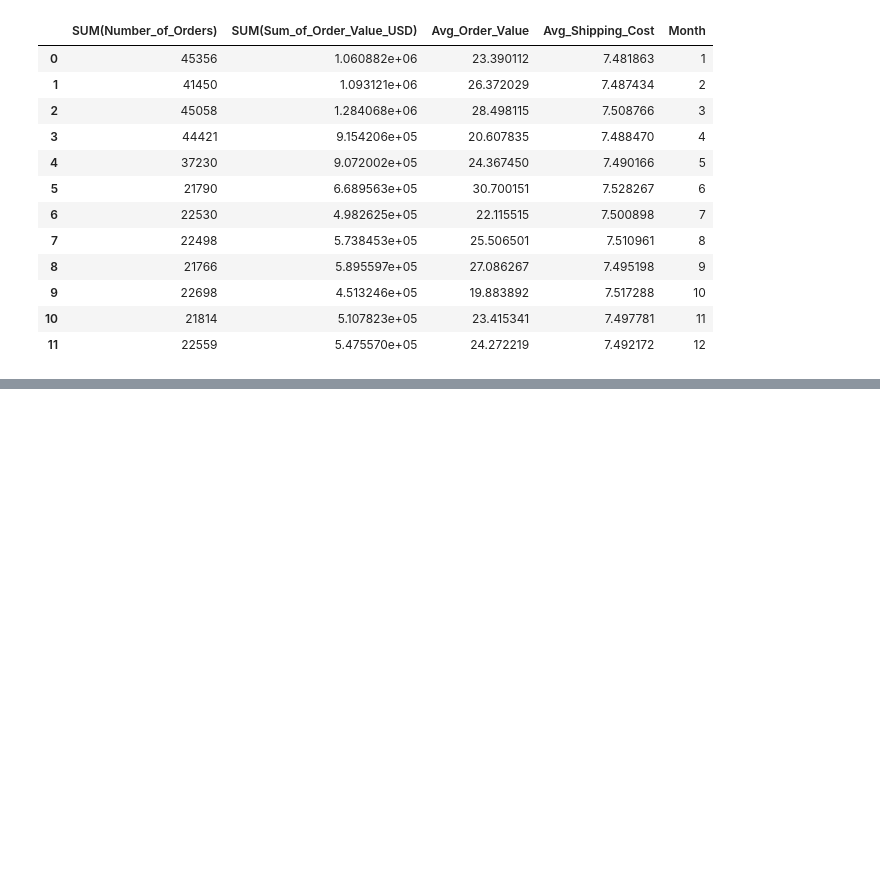
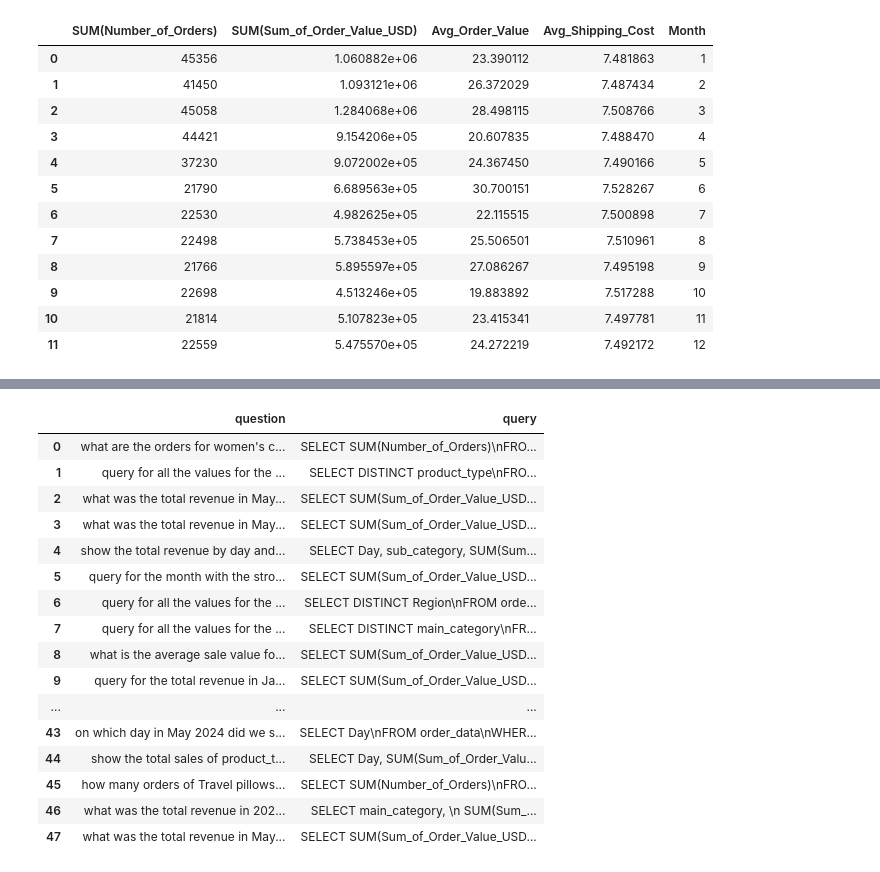
Before and after one commit to microsoft/assistant-pf-demo, a Jupyter notebook: src/generate_data/sqllite.ipynb, the cells around one changed output, grey strips where cells are left out. Saved outputs shown, nothing was run; the diff lists cells and outputs as text; code cells hidden in the pictures; blank space fills up the shorter version.

```diff
--- a/src/generate_data/sqllite.ipynb
+++ b/src/generate_data/sqllite.ipynb
@@ -154,2 +141,24 @@ NameError: name 'con' is not defined
 # %%
 con.close()
+# %%
+import json
+df  = pd.read_csv('test_data.csv')
+df
+# %% [output]
+|  | question | query |
+| 0 | what are the orders for women's c... | SELECT SUM(Number_of_Orders)\nFRO... |
+| 1 | query for all the values for the ... | SELECT DISTINCT product_type\nFRO... |
+| 2 | what was the total revenue in May... | SELECT SUM(Sum_of_Order_Value_USD... |
+| 3 | what was the total revenue in May... | SELECT SUM(Sum_of_Order_Value_USD... |
+| 4 | show the total revenue by day and... | SELECT Day, sub_category, SUM(Sum... |
+| 5 | query for the month with the stro... | SELECT SUM(Sum_of_Order_Value_USD... |
+| 6 | query for all the values for the ... | SELECT DISTINCT Region\nFROM orde... |
+| 7 | query for all the values for the ... | SELECT DISTINCT main_category\nFR... |
+| 8 | what is the average sale value fo... | SELECT SUM(Sum_of_Order_Value_USD... |
+| 9 | query for the total revenue in Ja... | SELECT SUM(Sum_of_Order_Value_USD... |
+| ... | ... | ... |
+| 43 | on which day in May 2024 did we s... | SELECT Day\nFROM order_data\nWHER... |
+| 44 | show the total sales of product_t... | SELECT Day, SUM(Sum_of_Order_Valu... |
+| 45 | how many orders of Travel pillows... | SELECT SUM(Number_of_Orders)\nFRO... |
+| 46 | what was the total revenue in 202... | SELECT main_category, \n SUM(Sum_... |
+| 47 | what was the total revenue in May... | SELECT SUM(Sum_of_Order_Value_USD... |
```
Also changed, not shown: parts of 2 cells of this notebook, 25 other files.
